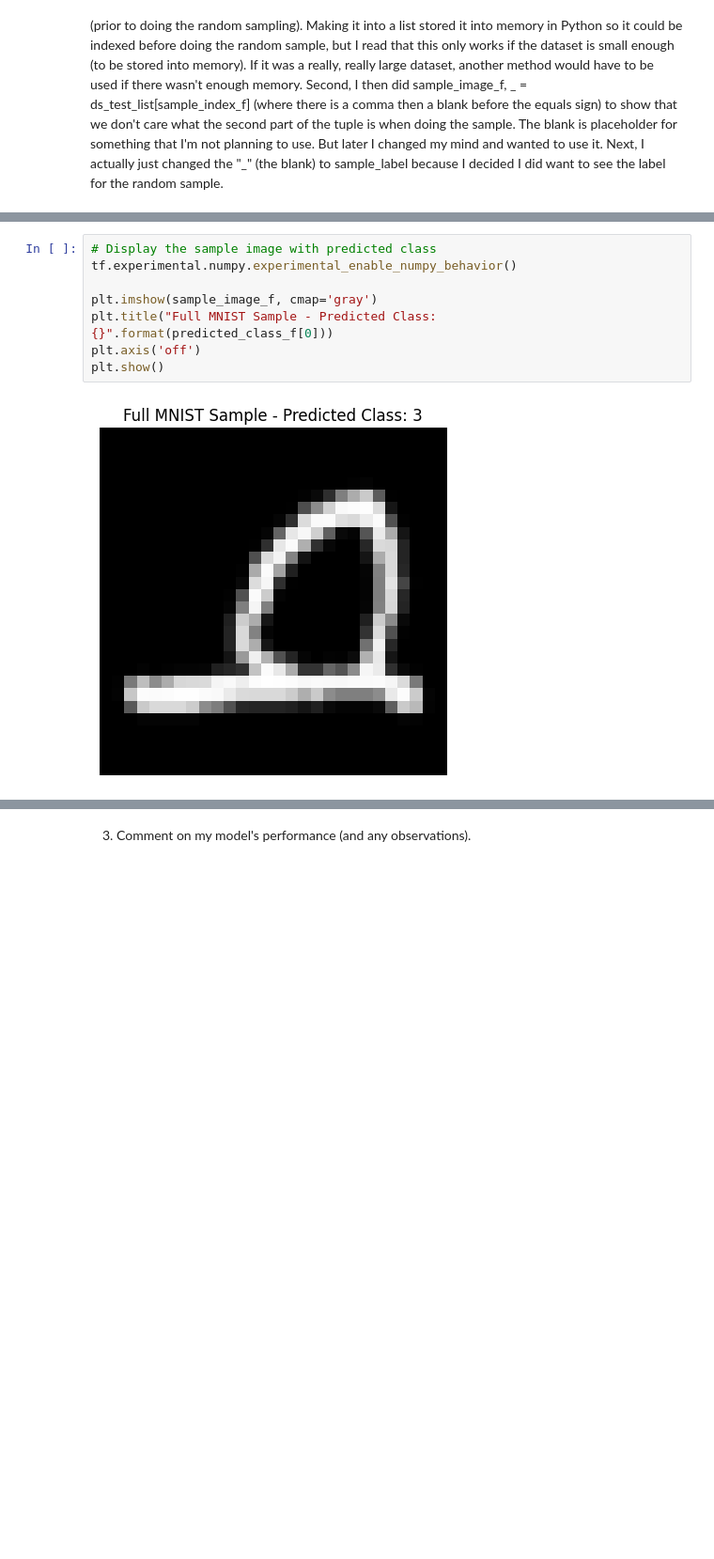
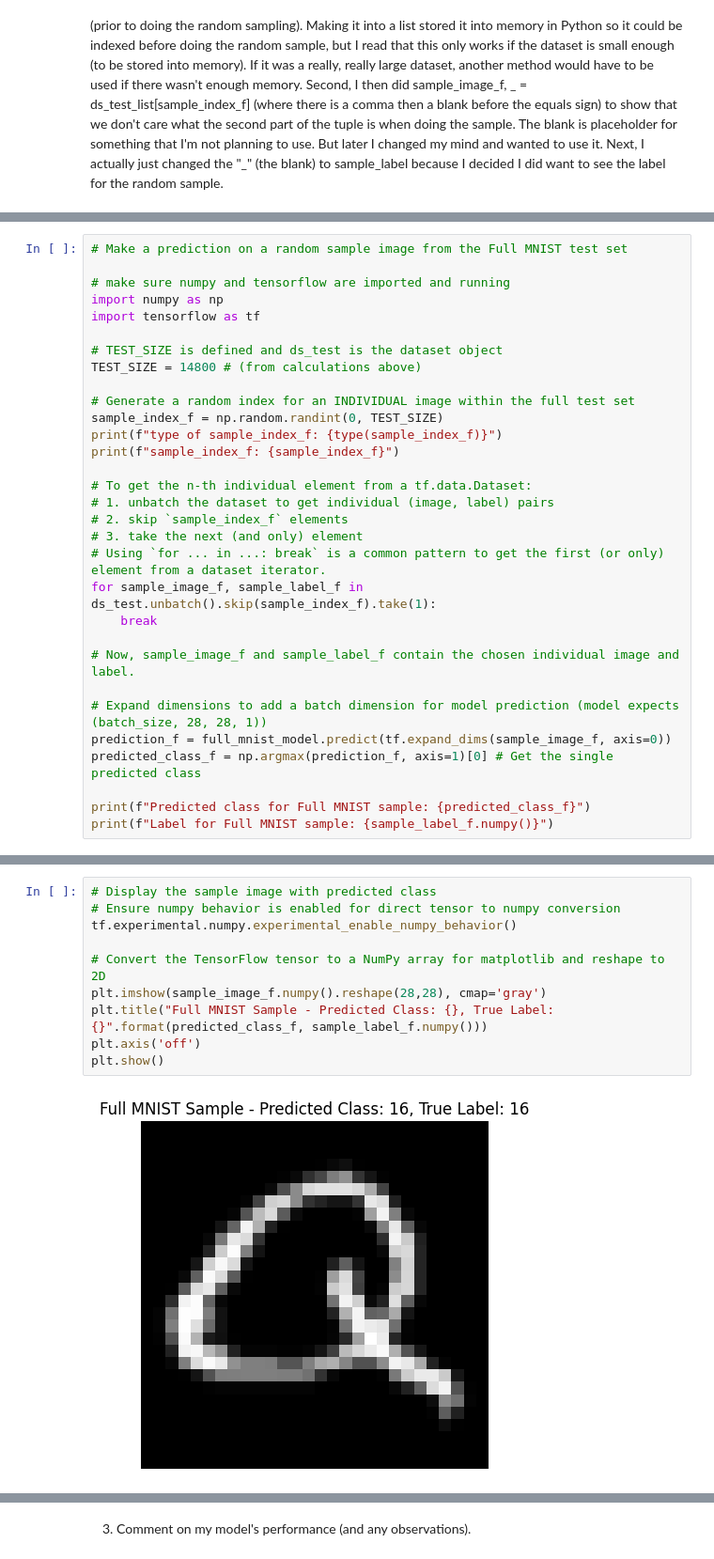
Before and after one commit to mauracarter-statistics/csc162, a Jupyter notebook: carter_maura_162_mod2_mnist.ipynb, the cells around one changed output, grey strips where cells are left out. Shown at 94% size. Cells and saved outputs as stored; diff of their text form; blank space fills up the shorter version.

```diff
--- a/carter_maura_162_mod2_mnist.ipynb
+++ b/carter_maura_162_mod2_mnist.ipynb
@@ -356,0 +342,31 @@ NameError: name 'ds_test' is not defined
+# %%
+# Make a prediction on a random sample image from the Full MNIST test set
+
+# make sure numpy and tensorflow are imported and running
+import numpy as np
+import tensorflow as tf
+
+# TEST_SIZE is defined and ds_test is the dataset object
+TEST_SIZE = 14800 # (from calculations above)
+
+# Generate a random index for an INDIVIDUAL image within the full test set
+sample_index_f = np.random.randint(0, TEST_SIZE)
+print(f"type of sample_index_f: {type(sample_index_f)}")
+print(f"sample_index_f: {sample_index_f}")
+
+# To get the n-th individual element from a tf.data.Dataset:
+# 1. unbatch the dataset to get individual (image, label) pairs
+# 2. skip `sample_index_f` elements
+# 3. take the next (and only) element
+# Using `for ... in ...: break` is a common pattern to get the first (or only) element from a dataset iterator.
+for sample_image_f, sample_label_f in ds_test.unbatch().skip(sample_index_f).take(1):
+    break
+
+# Now, sample_image_f and sample_label_f contain the chosen individual image and label.
+
+# Expand dimensions to add a batch dimension for model prediction (model expects (batch_size, 28, 28, 1))
+prediction_f = full_mnist_model.predict(tf.expand_dims(sample_image_f, axis=0))
+predicted_class_f = np.argmax(prediction_f, axis=1)[0] # Get the single predicted class
+
+print(f"Predicted class for Full MNIST sample: {predicted_class_f}")
+print(f"Label for Full MNIST sample: {sample_label_f.numpy()}")
@@ -357,10 +379,12 @@ NameError: name 'ds_test' is not defined
 # %%
 # Display the sample image with predicted class
+# Ensure numpy behavior is enabled for direct tensor to numpy conversion
 tf.experimental.numpy.experimental_enable_numpy_behavior()
 
-plt.imshow(sample_image_f, cmap='gray')
-plt.title("Full MNIST Sample - Predicted Class: {}".format(predicted_class_f[0]))
+# Convert the TensorFlow tensor to a NumPy array for matplotlib and reshape to 2D
+plt.imshow(sample_image_f.numpy().reshape(28,28), cmap='gray')
+plt.title("Full MNIST Sample - Predicted Class: {}, True Label: {}".format(predicted_class_f, sample_label_f.numpy()))
 plt.axis('off')
 plt.show()
 # %% [output]
-[figure, old version]
+[figure, new version]
```
Also changed, not shown: parts of 29 cells of this notebook.
